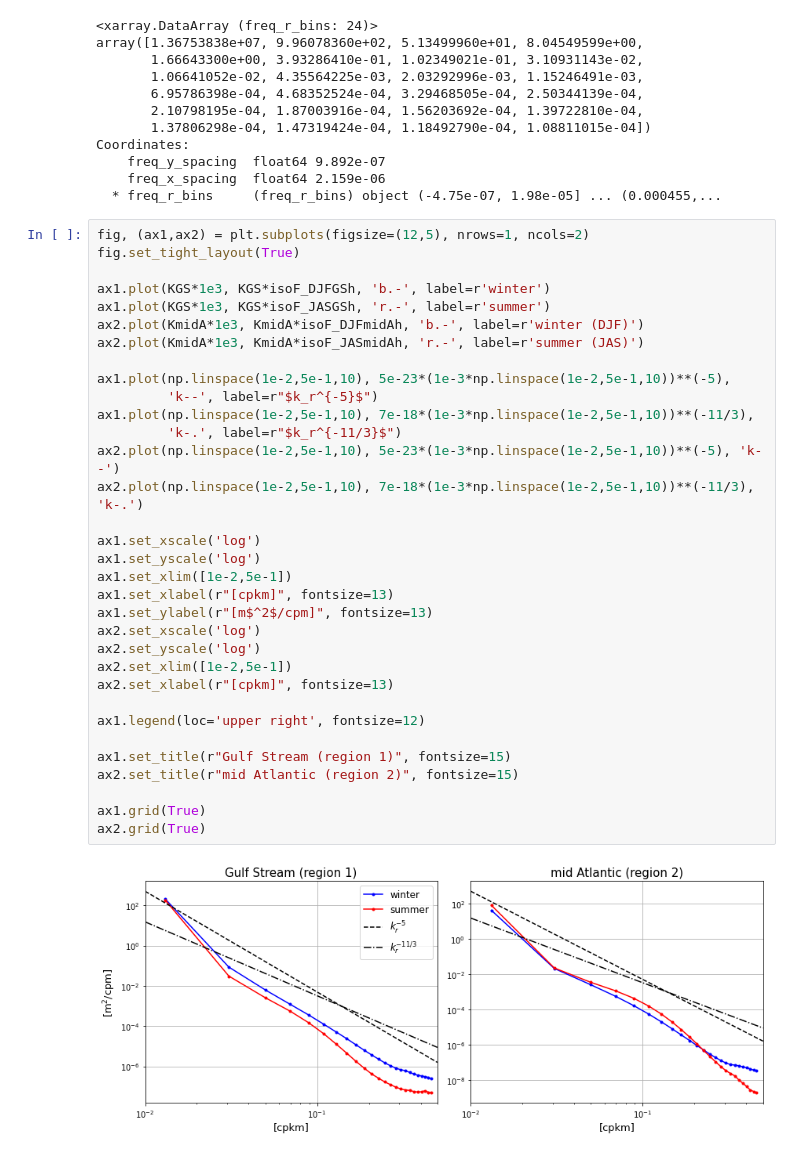
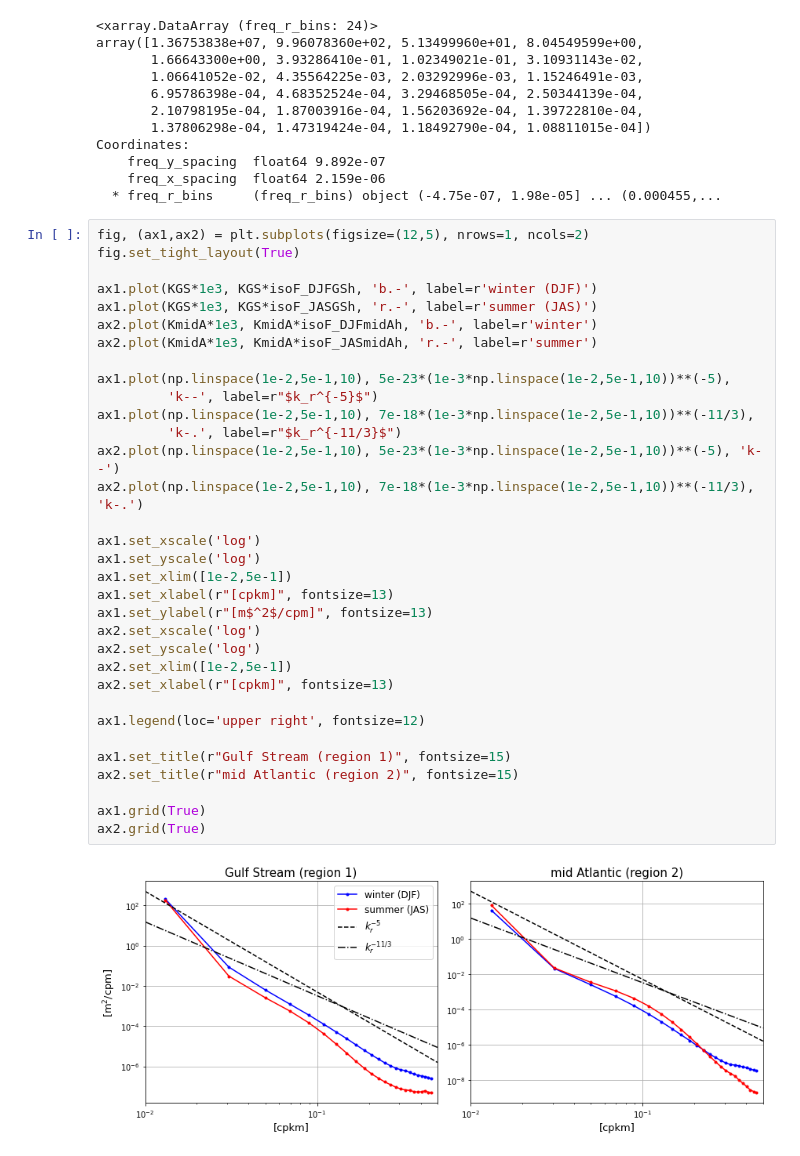
Before and after one commit to roxyboy/SWOT-AdAC-ocean-model-intercomparison, a Jupyter notebook: sea_surface_variability/notebooks/eNATL60-MEOM-regions01-and-02.ipynb, the cells around one changed output. Saved outputs shown, nothing was run; the diff lists cells and outputs as text.

```diff
--- a/sea_surface_variability/notebooks/eNATL60-MEOM-regions01-and-02.ipynb
+++ b/sea_surface_variability/notebooks/eNATL60-MEOM-regions01-and-02.ipynb
@@ -506,35 +506,35 @@ Coordinates:
 # %%
 fig, (ax1,ax2) = plt.subplots(figsize=(12,5), nrows=1, ncols=2)
 fig.set_tight_layout(True)
 
-ax1.plot(KGS*1e3, KGS*isoF_DJFGSh, 'b.-', label=r'winter')
-ax1.plot(KGS*1e3, KGS*isoF_JASGSh, 'r.-', label=r'summer')
-ax2.plot(KmidA*1e3, KmidA*isoF_DJFmidAh, 'b.-', label=r'winter (DJF)')
-ax2.plot(KmidA*1e3, KmidA*isoF_JASmidAh, 'r.-', label=r'summer (JAS)')
+ax1.plot(KGS*1e3, KGS*isoF_DJFGSh, 'b.-', label=r'winter (DJF)')
+ax1.plot(KGS*1e3, KGS*isoF_JASGSh, 'r.-', label=r'summer (JAS)')
+ax2.plot(KmidA*1e3, KmidA*isoF_DJFmidAh, 'b.-', label=r'winter')
+ax2.plot(KmidA*1e3, KmidA*isoF_JASmidAh, 'r.-', label=r'summer')
 
 ax1.plot(np.linspace(1e-2,5e-1,10), 5e-23*(1e-3*np.linspace(1e-2,5e-1,10))**(-5),
          'k--', label=r"$k_r^{-5}$")
 ax1.plot(np.linspace(1e-2,5e-1,10), 7e-18*(1e-3*np.linspace(1e-2,5e-1,10))**(-11/3),
          'k-.', label=r"$k_r^{-11/3}$")
 ax2.plot(np.linspace(1e-2,5e-1,10), 5e-23*(1e-3*np.linspace(1e-2,5e-1,10))**(-5), 'k--')
 ax2.plot(np.linspace(1e-2,5e-1,10), 7e-18*(1e-3*np.linspace(1e-2,5e-1,10))**(-11/3), 'k-.')
 
 ax1.set_xscale('log')
 ax1.set_yscale('log')
 ax1.set_xlim([1e-2,5e-1])
 ax1.set_xlabel(r"[cpkm]", fontsize=13)
 ax1.set_ylabel(r"[m$^2$/cpm]", fontsize=13)
 ax2.set_xscale('log')
 ax2.set_yscale('log')
 ax2.set_xlim([1e-2,5e-1])
 ax2.set_xlabel(r"[cpkm]", fontsize=13)
 
 ax1.legend(loc='upper right', fontsize=12)
 
 ax1.set_title(r"Gulf Stream (region 1)", fontsize=15)
 ax2.set_title(r"mid Atlantic (region 2)", fontsize=15)
 
 ax1.grid(True)
 ax2.grid(True)
 # %% [output]
-[figure, old version]
+[figure, new version]
```
